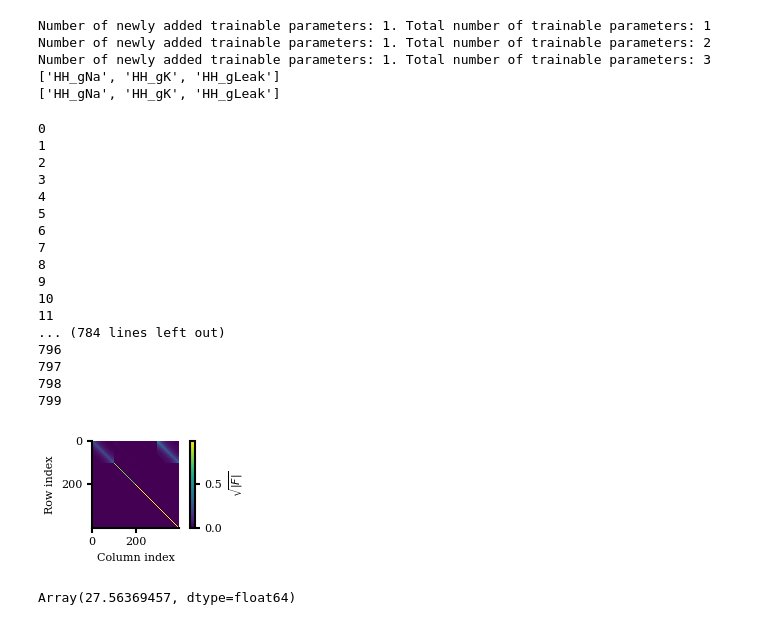
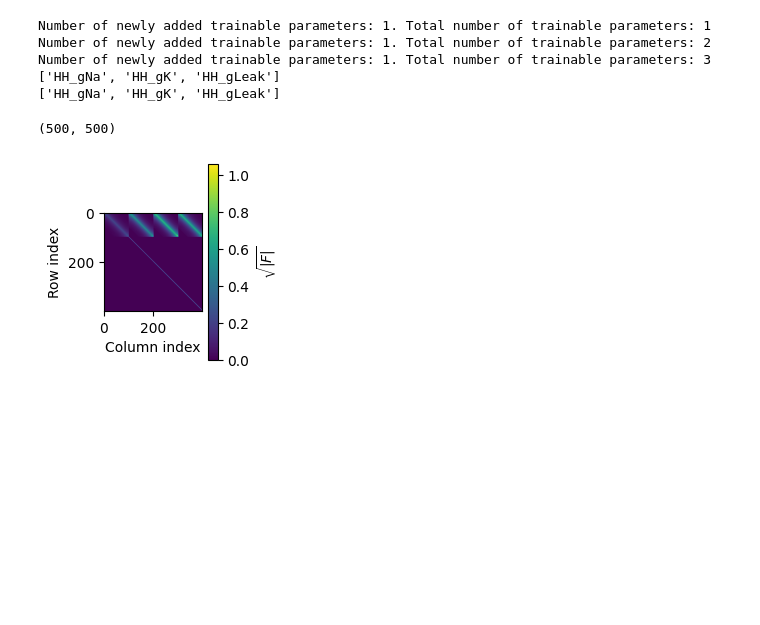
Before and after one commit to ianctanoh/eap-fit-hh, a Jupyter notebook: eap_fit_hh/experiments/Jacobian experiment.ipynb, the cells around one changed output. Drawn from its saved outputs; the diff is of its cells as text; code cells hidden in the pictures; blank space fills up the shorter version.

```diff
--- a/eap_fit_hh/experiments/Jacobian experiment.ipynb
+++ b/eap_fit_hh/experiments/Jacobian experiment.ipynb
@@ -148,50 +145,26 @@ T = 800
 Jacs = []
 x = Trainer.init_dynamax_state
 for t in range(T):
-    print(t)
     Jac = jac_fun(x, current[t])
     x = dynamics_fn(x, current[t])
     Jacs.append(Jac)
-# %% [output]
-0
-1
-2
-3
-4
-5
-6
-7
-8
-9
-10
-11
-... (784 lines left out)
-796
-797
-798
-799
 # %%
 Jacs_arrays = jnp.array(Jacs)
 mean_Jac = jnp.mean(Jacs_arrays,axis=0)
+# %%
+mean_Jac.shape
+# %% [output]
+(500, 500)
 # %%
-with mpl.rc_context(fname="/Users/ianchristophertanoh/documents/STANFORD/Scott/jaxley/NeurIPS25/matplotlibrc.txt"):
+plt.figure(figsize=(2.5, 2.5))
+im = plt.imshow(jnp.sqrt(jnp.abs(mean_Jac)[:400, :400]), origin='upper', aspect='equal')
+cb = plt.colorbar(im)
+cb.set_label(r'$\sqrt{|F|}$')
 
-    plt.figure(figsize=(5.5/2, 1.5))
-    im = plt.imshow(jnp.sqrt(jnp.abs(Jacs[0])[:400,:400]), origin='upper', aspect='equal')  # top-left is [0,0]
-    cb = plt.colorbar(im)
-    cb.set_label(r'$\sqrt{|F|}$')
+ax = plt.gca()
 
-    ax = plt.gca()
-
-    # Optional: label that cell
-
-    plt.xlabel('Column index')
-    plt.ylabel('Row index')
-    plt.tight_layout()
-    plt.savefig('Jac_high.svg')
+plt.xlabel('Column index')
+plt.ylabel('Row index')
+plt.tight_layout()
 # %% [output]
-[figure, old version]
+[figure, new version]
-# %%
-jnp.abs(mean_Jac)[0,200]
-# %% [output]
-Array(27.56369457, dtype=float64)
```
Also changed, not shown: parts of 2 cells of this notebook, 6 other files.
